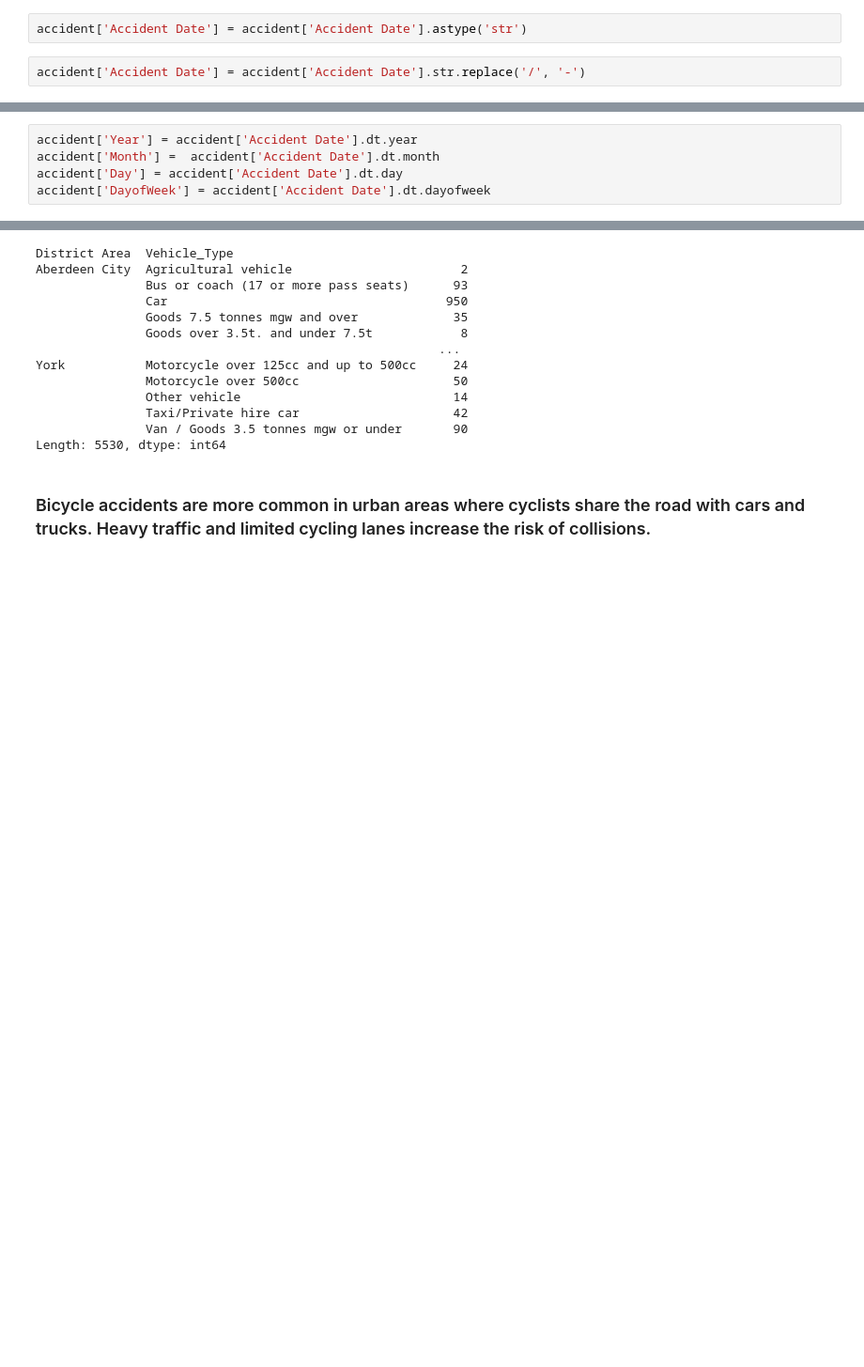
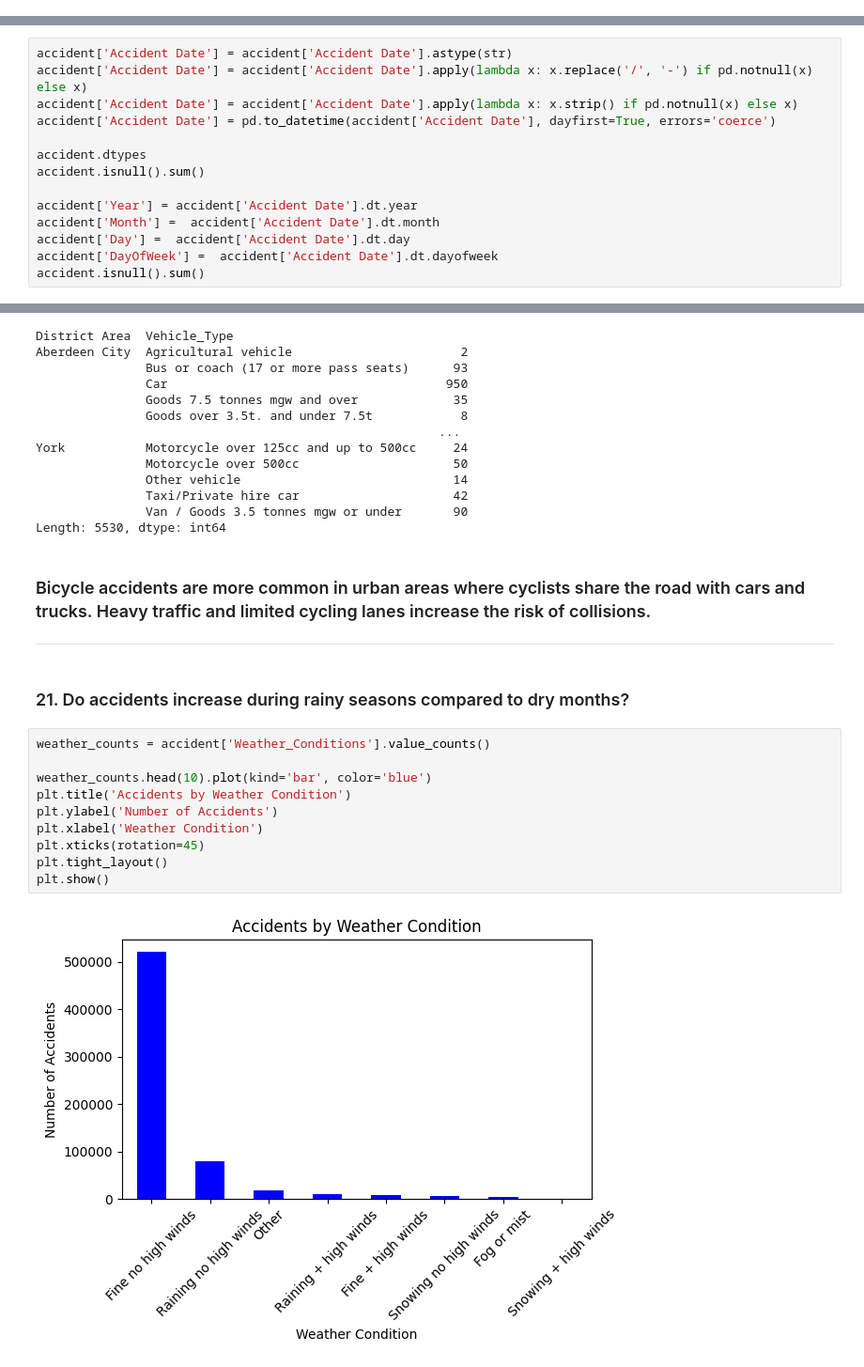
Before and after one commit to themosthandsome18/FELEC303-20Insights, a Jupyter notebook: 20_insights_amarillo.ipynb, the cells around one changed output, grey strips where cells are left out. Shown at 94% size. Saved outputs shown, nothing was run; the diff lists cells and outputs as text; blank space fills up the shorter version.

```diff
--- a/20_insights_amarillo.ipynb
+++ b/20_insights_amarillo.ipynb
@@ -338,4 +333,0 @@ accident['Accident Date'] = accident['Accident Date'].str.strip()
-# %%
-accident['Accident Date'] = accident['Accident Date'].astype('str')
-# %%
-accident['Accident Date'] = accident['Accident Date'].str.replace('/', '-')
@@ -366,5 +333,0 @@ dtype: object
-# %%
-accident['Year'] = accident['Accident Date'].dt.year
-accident['Month'] =  accident['Accident Date'].dt.month
-accident['Day'] = accident['Accident Date'].dt.day
-accident['DayofWeek'] = accident['Accident Date'].dt.dayofweek
@@ -392,0 +334,14 @@ dtype: int64
+# %%
+accident['Accident Date'] = accident['Accident Date'].astype(str)
+accident['Accident Date'] = accident['Accident Date'].apply(lambda x: x.replace('/', '-') if pd.notnull(x) else x)
+accident['Accident Date'] = accident['Accident Date'].apply(lambda x: x.strip() if pd.notnull(x) else x)
+accident['Accident Date'] = pd.to_datetime(accident['Accident Date'], dayfirst=True, errors='coerce')
+
+accident.dtypes
+accident.isnull().sum()
+
+accident['Year'] = accident['Accident Date'].dt.year
+accident['Month'] =  accident['Accident Date'].dt.month
+accident['Day'] =  accident['Accident Date'].dt.day
+accident['DayOfWeek'] =  accident['Accident Date'].dt.dayofweek
+accident.isnull().sum()
@@ -745,3 +720,18 @@ York           Motorcycle over 125cc and up to 500cc     24
 Length: 5530, dtype: int64
 # %% [markdown]
 <h3>Bicycle accidents are more common in urban areas where cyclists share the road with cars and trucks. Heavy traffic and limited cycling lanes increase the risk of collisions.</h3>
+<hr>
+# %% [markdown]
+<h3>21. Do accidents increase during rainy seasons compared to dry months?</h3>
+# %%
+weather_counts = accident['Weather_Conditions'].value_counts()
+
+weather_counts.head(10).plot(kind='bar', color='blue')
+plt.title('Accidents by Weather Condition')
+plt.ylabel('Number of Accidents')
+plt.xlabel('Weather Condition')
+plt.xticks(rotation=45)
+plt.tight_layout()
+plt.show()
+# %% [output]
+[figure, added]
```
Also changed, not shown: parts of 22 cells of this notebook.
